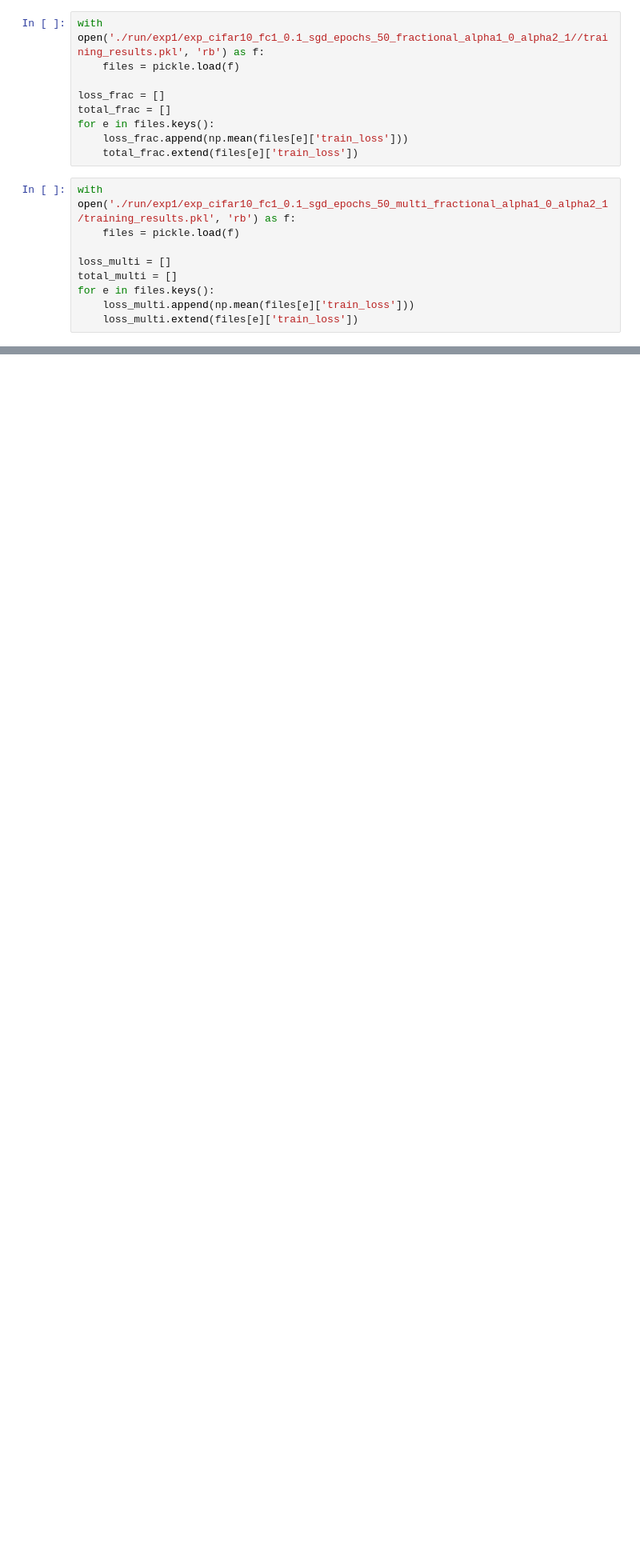
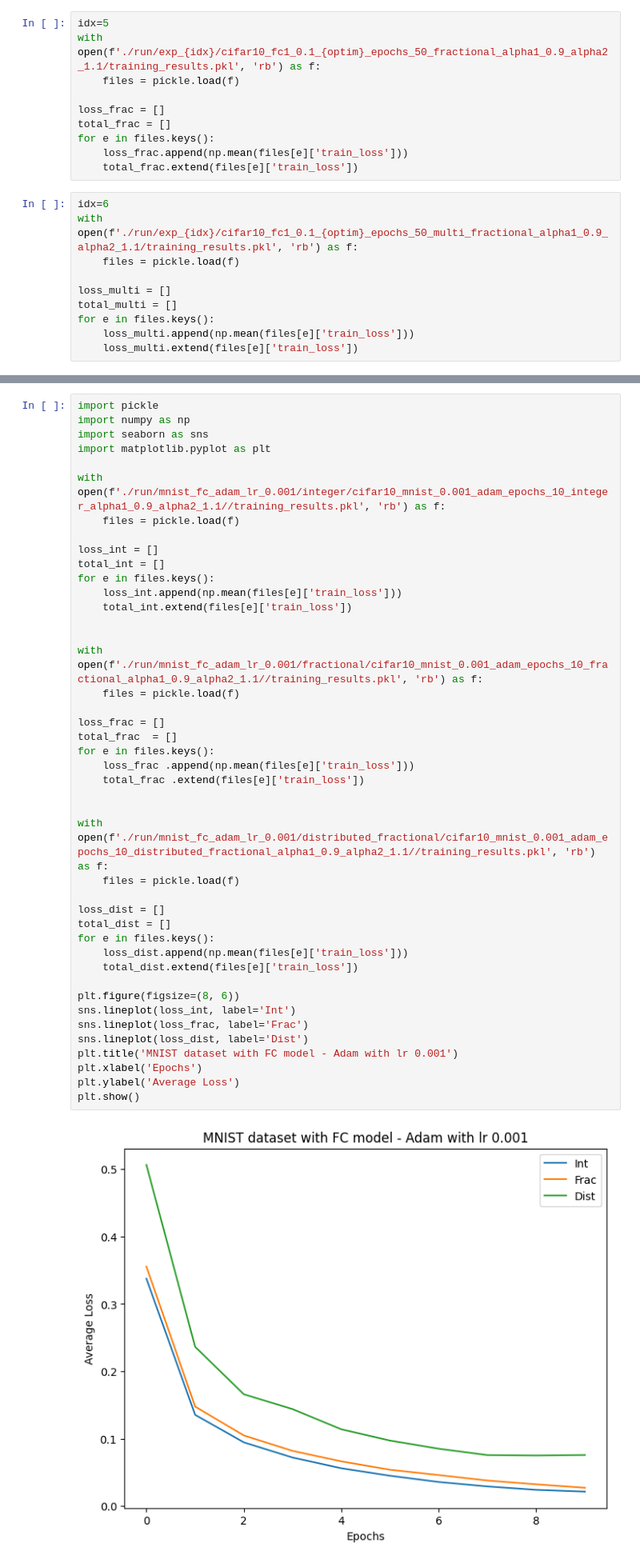
Before and after one commit to Mohammadakhavan75/FracGrad, a Jupyter notebook: plot.ipynb, the cells around one changed output, grey strips where cells are left out. Shown: that part at 80% size. Cells and saved outputs as stored; diff of their text form; blank space fills up the shorter version.

```diff
--- a/plot.ipynb
+++ b/plot.ipynb
@@ -15,7 +15,8 @@ for e in files.keys():
     loss_int.append(np.mean(files[e]['train_loss']))
     total_int.extend(files[e]['train_loss'])
 # %%
-with open('./run/exp1/exp_cifar10_fc1_0.1_sgd_epochs_50_fractional_alpha1_0_alpha2_1//training_results.pkl', 'rb') as f:
+idx=5
+with open(f'./run/exp_{idx}/cifar10_fc1_0.1_{optim}_epochs_50_fractional_alpha1_0.9_alpha2_1.1/training_results.pkl', 'rb') as f:
     files = pickle.load(f)
 
 loss_frac = []
@@ -24,7 +25,8 @@ for e in files.keys():
     loss_frac.append(np.mean(files[e]['train_loss']))
     total_frac.extend(files[e]['train_loss'])
 # %%
-with open('./run/exp1/exp_cifar10_fc1_0.1_sgd_epochs_50_multi_fractional_alpha1_0_alpha2_1/training_results.pkl', 'rb') as f:
+idx=6
+with open(f'./run/exp_{idx}/cifar10_fc1_0.1_{optim}_epochs_50_multi_fractional_alpha1_0.9_alpha2_1.1/training_results.pkl', 'rb') as f:
     files = pickle.load(f)
 
 loss_multi = []
@@ -51,0 +55,45 @@ sns.lineplot(loss_dist, label='Dist')
+# %%
+import pickle
+import numpy as np
+import seaborn as sns
+import matplotlib.pyplot as plt
+
+with open(f'./run/mnist_fc_adam_lr_0.001/integer/cifar10_mnist_0.001_adam_epochs_10_integer_alpha1_0.9_alpha2_1.1//training_results.pkl', 'rb') as f:
+    files = pickle.load(f)
+
+loss_int = []
+total_int = []
+for e in files.keys():
+    loss_int.append(np.mean(files[e]['train_loss']))
+    total_int.extend(files[e]['train_loss'])
+
+
+with open(f'./run/mnist_fc_adam_lr_0.001/fractional/cifar10_mnist_0.001_adam_epochs_10_fractional_alpha1_0.9_alpha2_1.1//training_results.pkl', 'rb') as f:
+    files = pickle.load(f)
+
+loss_frac = []
+total_frac  = []
+for e in files.keys():
+    loss_frac .append(np.mean(files[e]['train_loss']))
+    total_frac .extend(files[e]['train_loss'])
+
+
+with open(f'./run/mnist_fc_adam_lr_0.001/distributed_fractional/cifar10_mnist_0.001_adam_epochs_10_distributed_fractional_alpha1_0.9_alpha2_1.1//training_results.pkl', 'rb') as f:
+    files = pickle.load(f)
+
+loss_dist = []
+total_dist = []
+for e in files.keys():
+    loss_dist.append(np.mean(files[e]['train_loss']))
+    total_dist.extend(files[e]['train_loss'])
+
+plt.figure(figsize=(8, 6))
+sns.lineplot(loss_int, label='Int')
+sns.lineplot(loss_frac, label='Frac')
+sns.lineplot(loss_dist, label='Dist')
+plt.title('MNIST dataset with FC model - Adam with lr 0.001')
+plt.xlabel('Epochs')
+plt.ylabel('Average Loss')
+plt.show()
+# %% [output]
+[figure, added]
```
Also changed, not shown: parts of 8 cells of this notebook.
